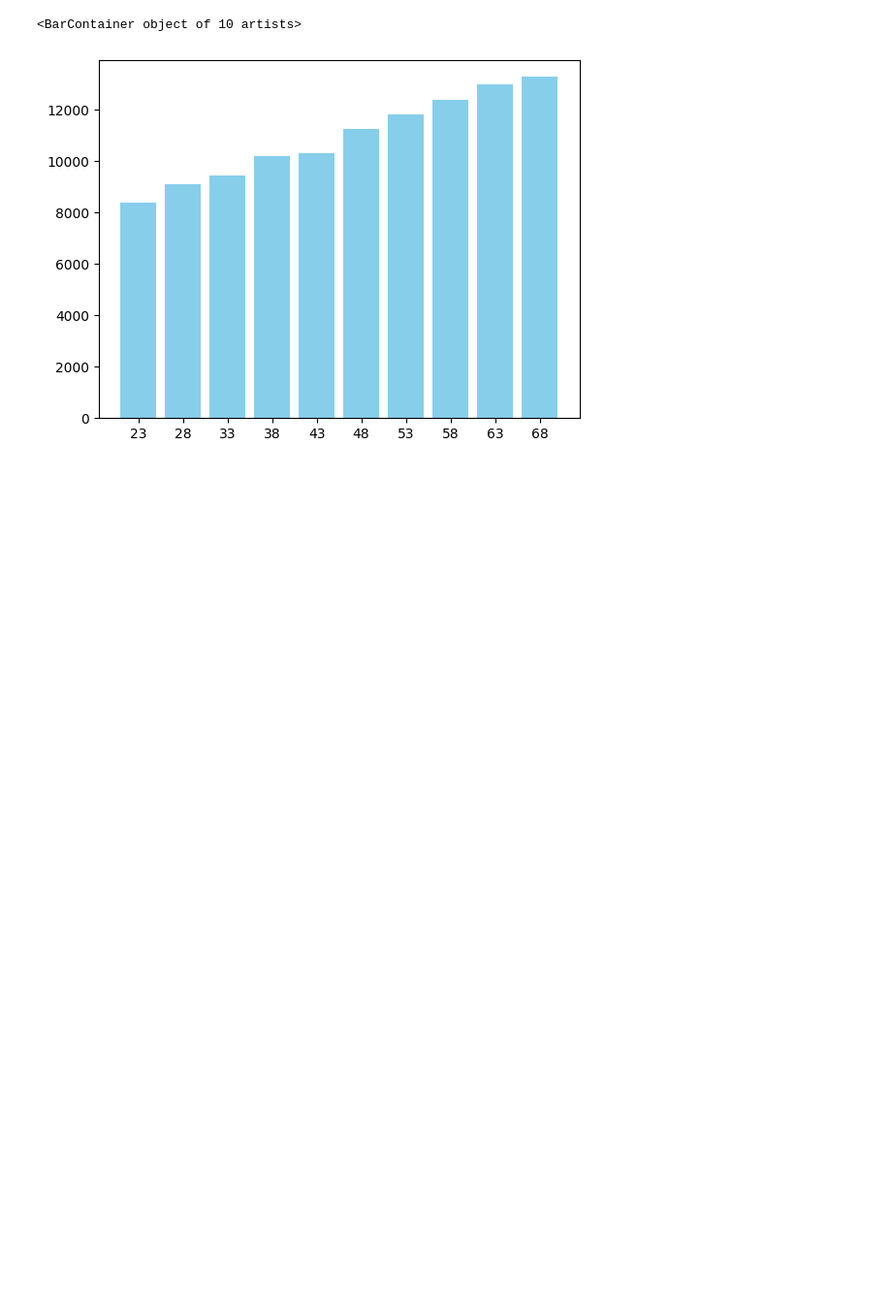
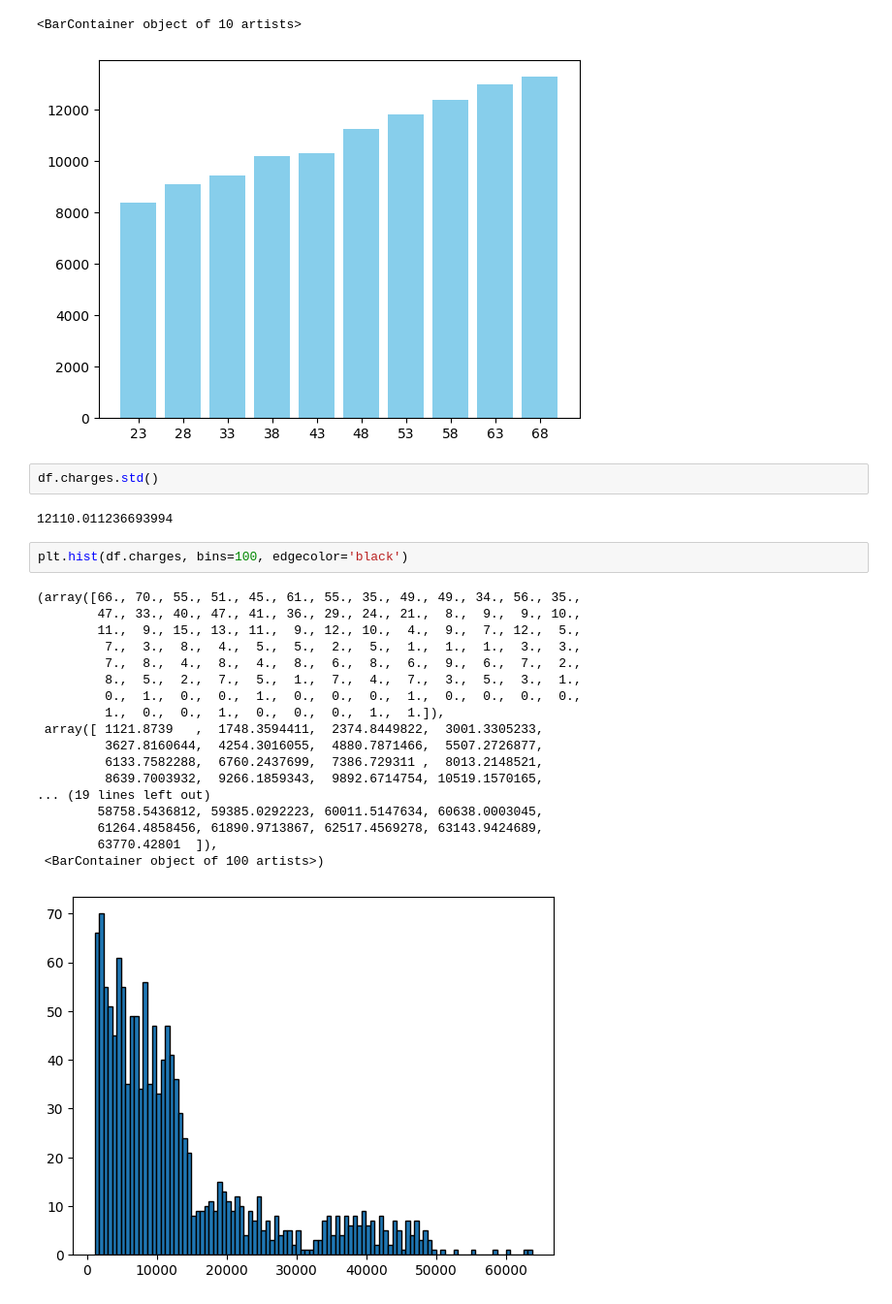
Before and after one commit to lewinskie254/eda, a Jupyter notebook: EDA_For_Dummies.ipynb, the cells around one changed output. Shown at 97% size. Cells and saved outputs as stored; diff of their text form; blank space fills up the shorter version.

```diff
--- a/EDA_For_Dummies.ipynb
+++ b/EDA_For_Dummies.ipynb
@@ -247,3 +247,28 @@ plt.bar([str(list_of_ages[i]) for i in range(1, len(list_of_ages))], mean_per_ag
 # %% [output]
 <BarContainer object of 10 artists>
 [figure]
+# %%
+df.charges.std()
+# %% [output]
+12110.011236693994
+# %%
+plt.hist(df.charges, bins=100, edgecolor='black')
+# %% [output]
+(array([66., 70., 55., 51., 45., 61., 55., 35., 49., 49., 34., 56., 35.,
+        47., 33., 40., 47., 41., 36., 29., 24., 21.,  8.,  9.,  9., 10.,
+        11.,  9., 15., 13., 11.,  9., 12., 10.,  4.,  9.,  7., 12.,  5.,
+         7.,  3.,  8.,  4.,  5.,  5.,  2.,  5.,  1.,  1.,  1.,  3.,  3.,
+         7.,  8.,  4.,  8.,  4.,  8.,  6.,  8.,  6.,  9.,  6.,  7.,  2.,
+         8.,  5.,  2.,  7.,  5.,  1.,  7.,  4.,  7.,  3.,  5.,  3.,  1.,
+         0.,  1.,  0.,  0.,  1.,  0.,  0.,  0.,  1.,  0.,  0.,  0.,  0.,
+         1.,  0.,  0.,  1.,  0.,  0.,  0.,  1.,  1.]),
+ array([ 1121.8739   ,  1748.3594411,  2374.8449822,  3001.3305233,
+         3627.8160644,  4254.3016055,  4880.7871466,  5507.2726877,
+         6133.7582288,  6760.2437699,  7386.729311 ,  8013.2148521,
+         8639.7003932,  9266.1859343,  9892.6714754, 10519.1570165,
+... (19 lines left out)
+        58758.5436812, 59385.0292223, 60011.5147634, 60638.0003045,
+        61264.4858456, 61890.9713867, 62517.4569278, 63143.9424689,
+        63770.42801  ]),
+ <BarContainer object of 100 artists>)
+[figure, added]
```
Also changed, not shown: parts of 22 cells of this notebook.
